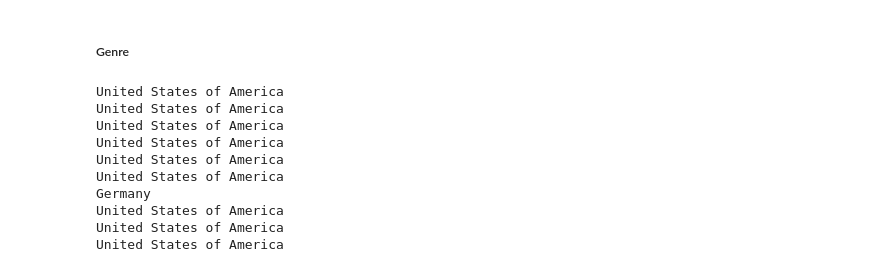
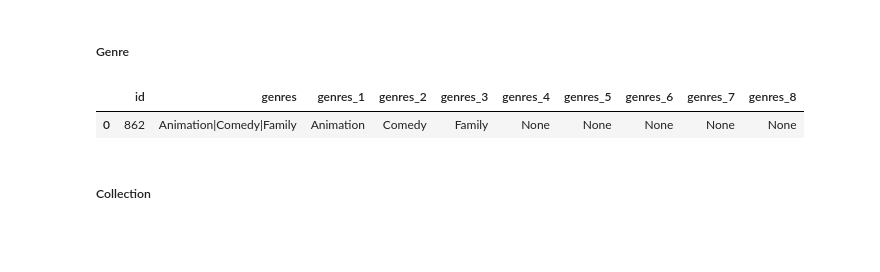
Before and after one commit to julien-data-analyst/Application_web_film, a Jupyter notebook: code/explo.ipynb, the cells around one changed output. Drawn from its saved outputs; the diff is of its cells as text; code cells hidden in the pictures; blank space fills up the shorter version.

```diff
--- a/code/explo.ipynb
+++ b/code/explo.ipynb
@@ -275,14 +262,27 @@ def separate_from_lines(column: str, data: pd.DataFrame) -> pd.DataFrame:
-# %%
-for i in separate_from_lines("production_countries", dataset)[0:10]:
-    print(i)
-# %% [output]
-United States of America
-United States of America
-United States of America
-United States of America
-United States of America
-United States of America
-Germany
-United States of America
-United States of America
-United States of America
+# %%
+def separate_and_expand(column: str, data: pd.DataFrame) -> pd.DataFrame:
+    """
+    Separates data values from a column by "|" and expands them into separate columns.
+    Each split value is assigned to a new column like genre_1, genre_2, ..., genre_n.
+    """
+    # Split the values into lists, handling missing data
+    expanded_values = data[column].apply(lambda x: x.split("|") if pd.notna(x) else ["Missing"])
+
+    # Find the maximum number of splits to determine the number of new columns
+    max_splits = expanded_values.apply(len).max()
+
+    # Create new columns dynamically
+    for i in range(max_splits):
+        data[f"{column}_{i+1}"] = expanded_values.apply(lambda x: x[i] if i < len(x) else None)
+
+    return data
+# %%
+genre = separate_and_expand("genres", dataset)
+genre = genre.loc[:, ['id'] + [col for col in genre.columns if col.startswith('genres')]]
+# %%
+genre.head(n=1)
+# %% [output]
+|  | id | genres | genres_1 | genres_2 | genres_3 | genres_4 | genres_5 | genres_6 | genres_7 | genres_8 |
+| 0 | 862 | Animation|Comedy|Family | Animation | Comedy | Family | None | None | None | None | None |
+# %% [markdown]
+##### Collection
```
Also changed, not shown: parts of 1 cell of this notebook.
